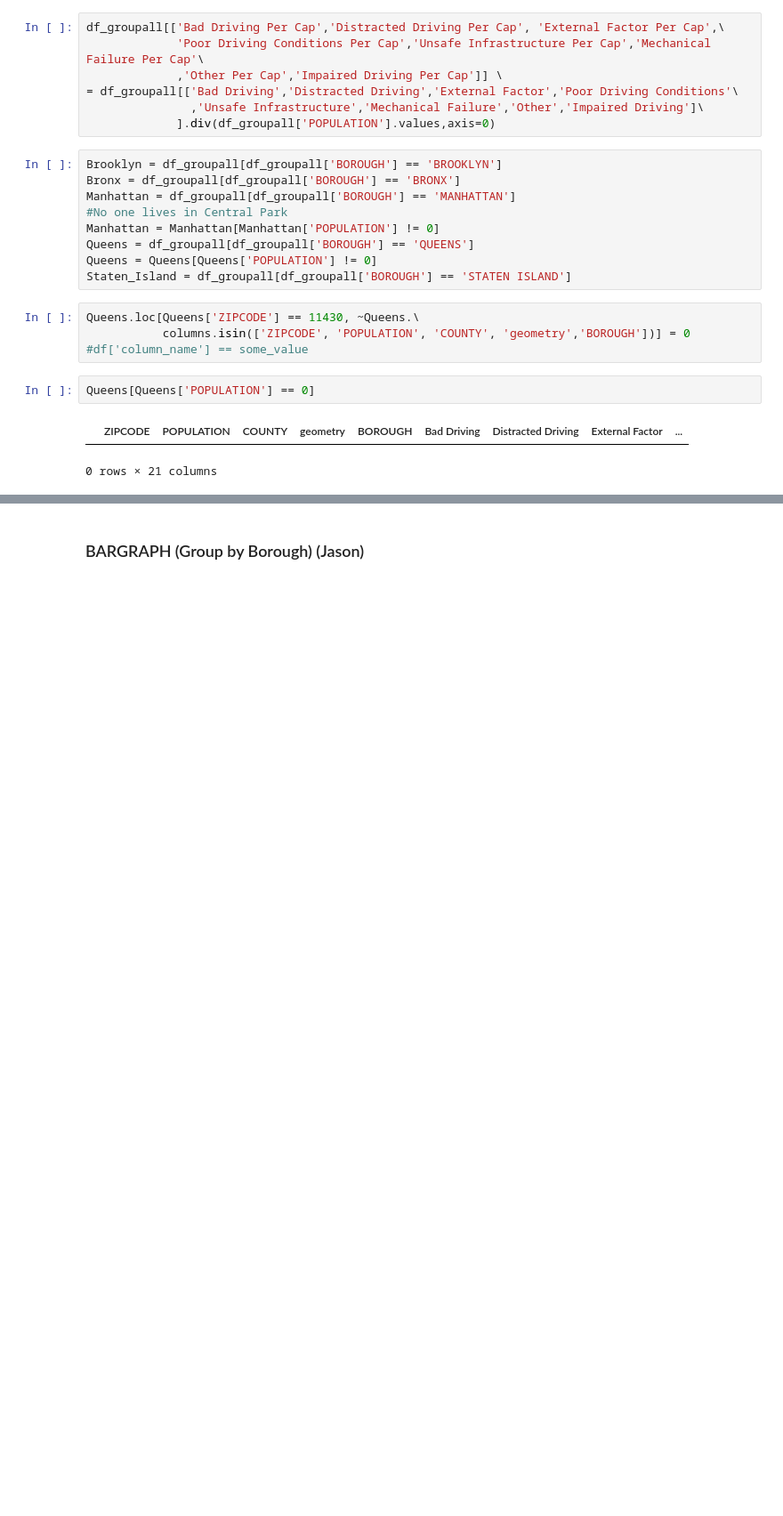
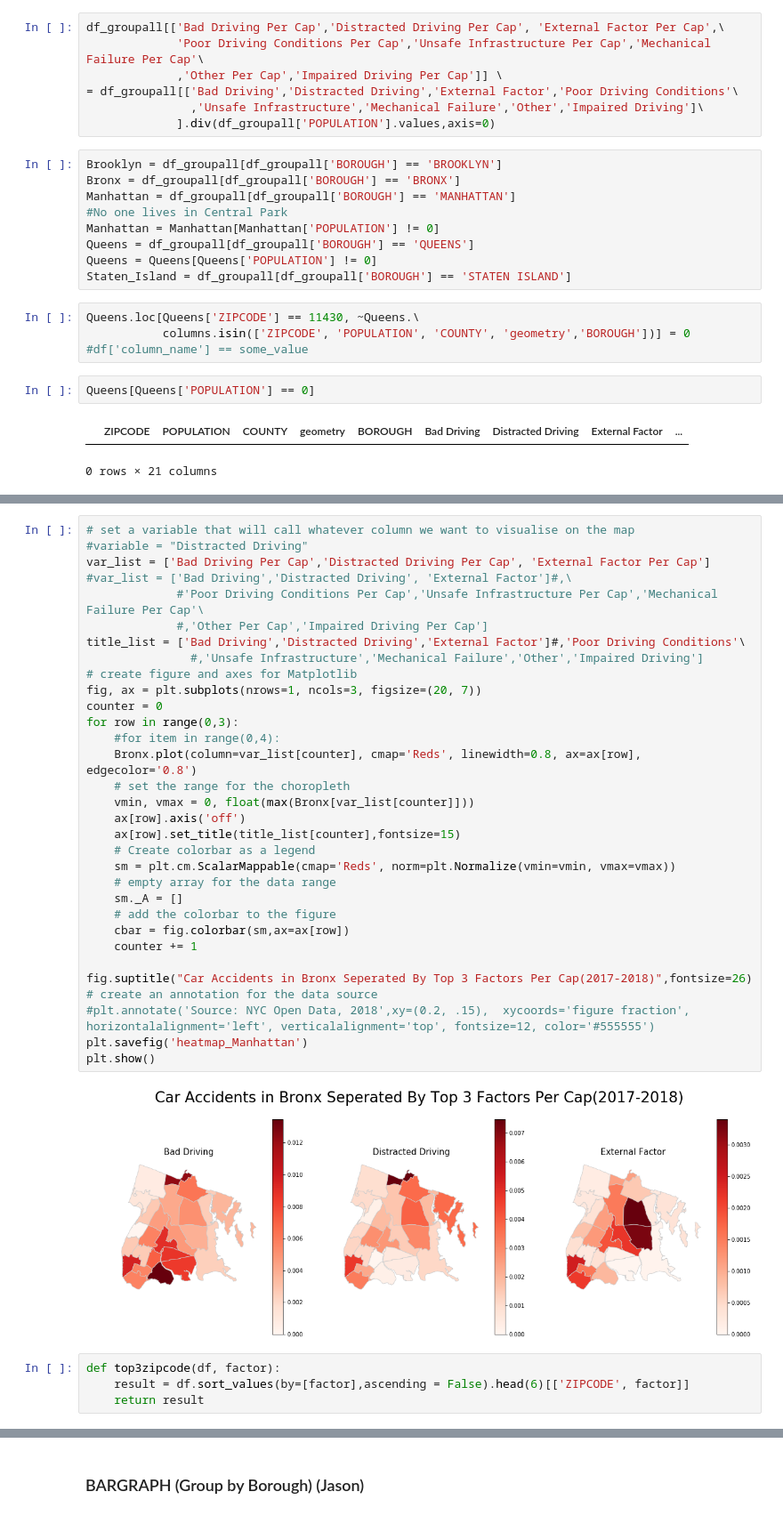
Before and after one commit to lijason8035/NYCPD, a Jupyter notebook: NYPDMotorVehicle_v3.ipynb, the cells around one changed output, grey strips where cells are left out. Shown: that part at 89% size. Drawn from its saved outputs; the diff is of its cells as text; blank space fills up the shorter version.

```diff
--- a/NYPDMotorVehicle_v3.ipynb
+++ b/NYPDMotorVehicle_v3.ipynb
@@ -180,0 +244,38 @@ plt.show()
+# %%
+# set a variable that will call whatever column we want to visualise on the map
+#variable = "Distracted Driving"
+var_list = ['Bad Driving Per Cap','Distracted Driving Per Cap', 'External Factor Per Cap']
+#var_list = ['Bad Driving','Distracted Driving', 'External Factor']#,\
+             #'Poor Driving Conditions Per Cap','Unsafe Infrastructure Per Cap','Mechanical Failure Per Cap'\
+             #,'Other Per Cap','Impaired Driving Per Cap']
+title_list = ['Bad Driving','Distracted Driving','External Factor']#,'Poor Driving Conditions'\
+               #,'Unsafe Infrastructure','Mechanical Failure','Other','Impaired Driving']
+# create figure and axes for Matplotlib
+fig, ax = plt.subplots(nrows=1, ncols=3, figsize=(20, 7))
+counter = 0
+for row in range(0,3):
+    #for item in range(0,4):
+    Bronx.plot(column=var_list[counter], cmap='Reds', linewidth=0.8, ax=ax[row], edgecolor='0.8')
+    # set the range for the choropleth
+    vmin, vmax = 0, float(max(Bronx[var_list[counter]]))
+    ax[row].axis('off')
+    ax[row].set_title(title_list[counter],fontsize=15)
+    # Create colorbar as a legend
+    sm = plt.cm.ScalarMappable(cmap='Reds', norm=plt.Normalize(vmin=vmin, vmax=vmax))
+    # empty array for the data range
+    sm._A = []
+    # add the colorbar to the figure
+    cbar = fig.colorbar(sm,ax=ax[row])
+    counter += 1
+
+fig.suptitle("Car Accidents in Bronx Seperated By Top 3 Factors Per Cap(2017-2018)",fontsize=26)
+# create an annotation for the data source
+#plt.annotate('Source: NYC Open Data, 2018',xy=(0.2, .15),  xycoords='figure fraction', horizontalalignment='left', verticalalignment='top', fontsize=12, color='#555555')
+plt.savefig('heatmap_Manhattan')
+plt.show()
+# %% [output]
+[figure, added]
+# %%
+def top3zipcode(df, factor):
+    result = df.sort_values(by=[factor],ascending = False).head(6)[['ZIPCODE', factor]]
+    return result
```
Also changed, not shown: parts of 27 cells of this notebook.
